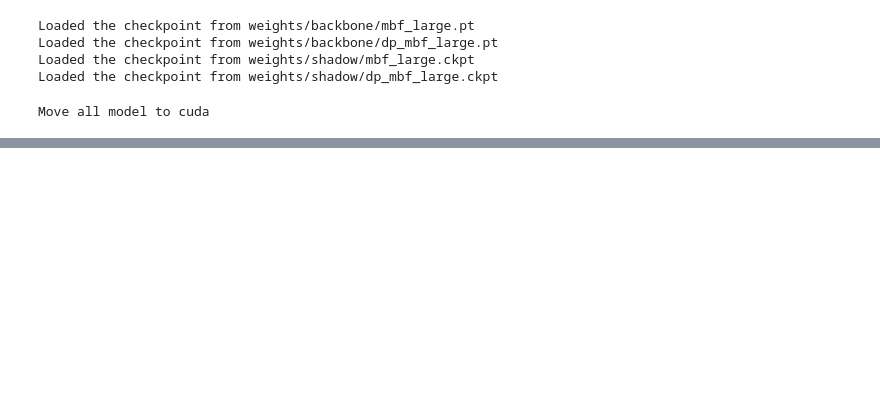
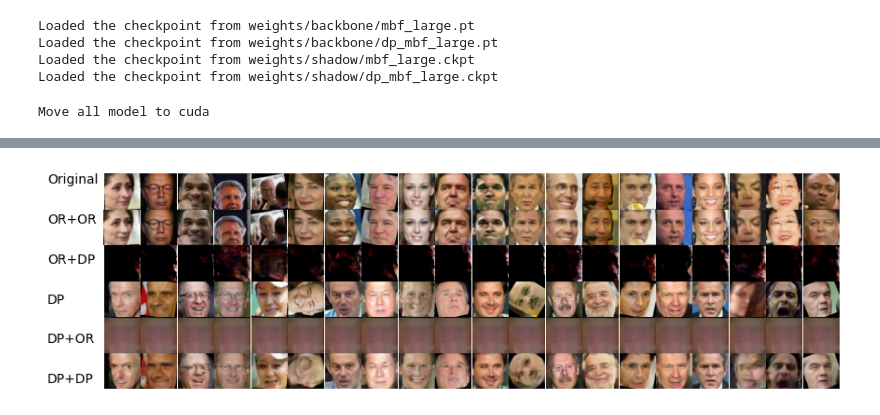
Before and after one commit to pyshen-watson/Facial-MIA, a Jupyter notebook: test.ipynb, the cells around one changed output, grey strips where cells are left out. Saved outputs shown, nothing was run; the diff lists cells and outputs as text; code cells hidden in the pictures; blank space fills up the shorter version.

```diff
--- a/test.ipynb
+++ b/test.ipynb
@@ -138,0 +72,47 @@ plt.imshow(face[:,:,::-1])
+# %%
+imgs_ori_tensor = torch.concat(imgs_ori, dim=0)
+imgs_rec_tensor = torch.concat(imgs_rec, dim=0)
+imgs_dprec_tensor = torch.concat(imgs_dprec, dim=0)
+dpimgs_ori_tensor = torch.concat(dpimgs_ori, dim=0)
+dpimgs_rec_tensor = torch.concat(dpimgs_rec, dim=0)
+dpimgs_dprec_tensor = torch.concat(dpimgs_dprec, dim=0)
+# %%
+import cv2
+import torch
+import numpy as np
+from matplotlib import pyplot as plt
+from typing import List
+
+
+def tensor2img(tensor: torch.Tensor) -> cv2.Mat:
+    tensor = tensor.permute(1, 2, 0) * 255
+    ndarray = tensor.cpu().detach().numpy().astype(np.uint8)
+    img = cv2.cvtColor(ndarray, cv2.COLOR_BGR2RGB)
+    return img
+
+
+def draw_rows(img_rows: List[torch.Tensor], row_titles: List[str], n_pair=20, save_path=""):
+
+    n_rows = len(img_rows)
+    fig, axes = plt.subplots(n_rows, n_pair, figsize=(n_pair*0.5, n_rows*0.5))
+    fig.subplots_adjust(wspace=0, hspace=0, left=0.11)
+
+    for row, (img_row, title) in enumerate(zip(img_rows, row_titles)):
+
+        fig.text(0.05, (n_rows-row) / (n_rows+1), title, ha='left', va='center')
+
+        for col, img in enumerate(img_row[:n_pair]):
+            img = tensor2img(img)
+            ax = axes[row][col]
+            ax.imshow(img)
+            ax.set_axis_off()
+
+    fig.savefig(save_path)
+# %%
+draw_rows(
+    img_rows=[imgs_ori_tensor, imgs_rec_tensor, imgs_dprec_tensor, dpimgs_ori_tensor, dpimgs_rec_tensor, dpimgs_dprec_tensor],
+    row_titles=['Original', 'OR+OR', 'OR+DP', 'DP', 'DP+OR', 'DP+DP'],
+    save_path="./output/test.png"
+)
+# %% [output]
+[figure, added]
```
Also changed, not shown: parts of 16 cells of this notebook, 6 other files.
